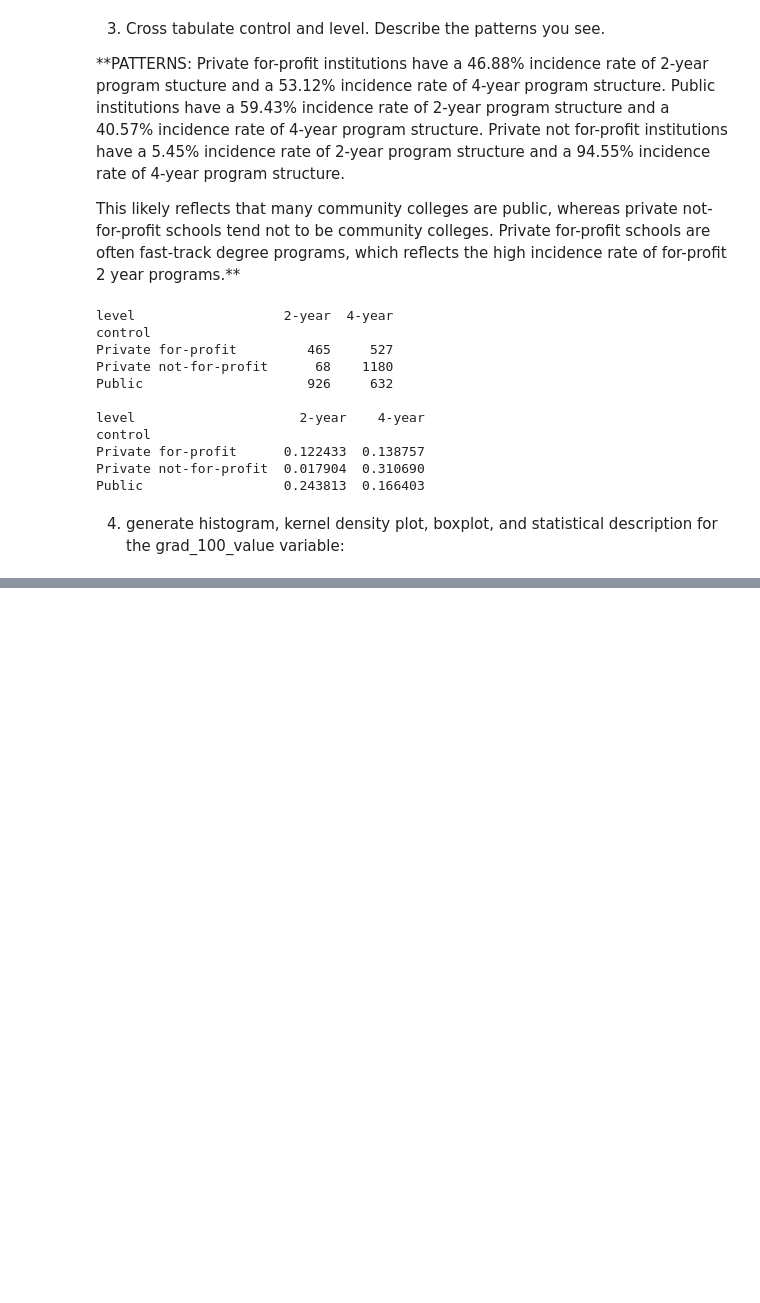
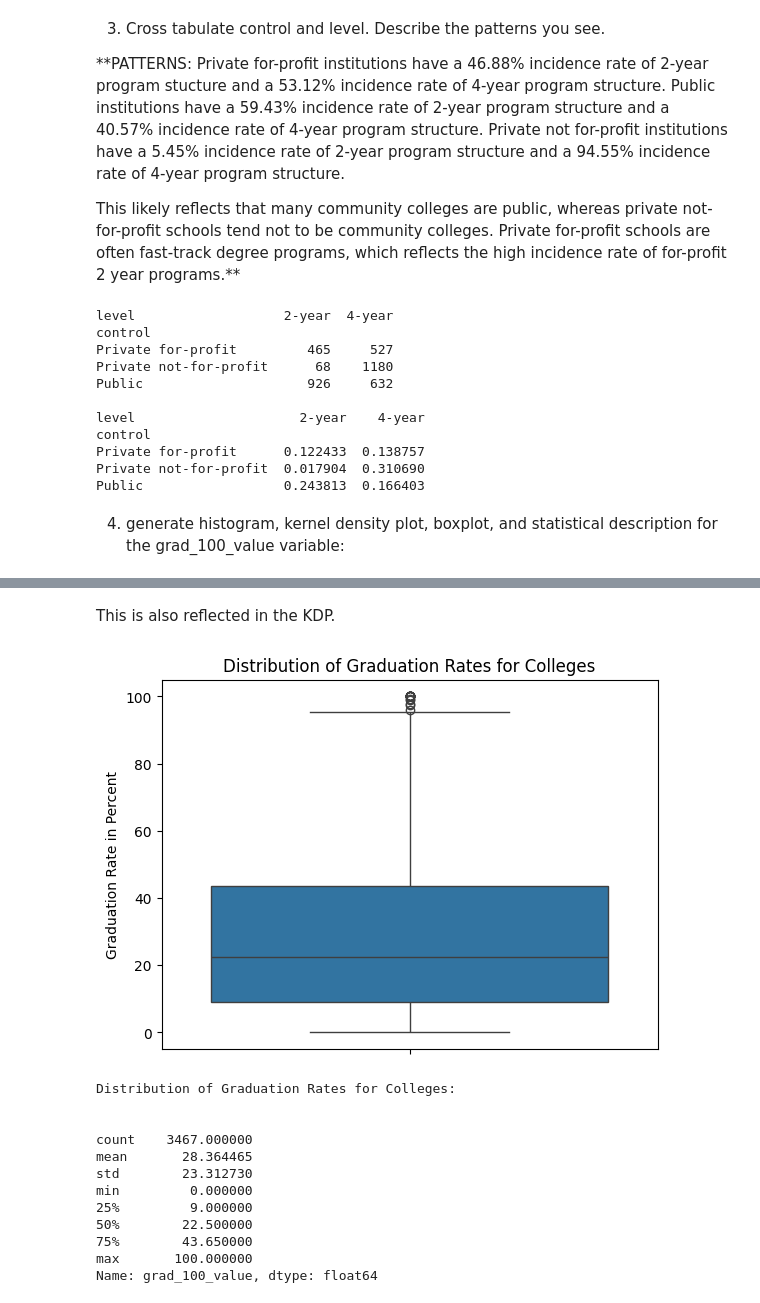
Before and after one commit to oak50/visualization, a Jupyter notebook: assignment/assignment__2.ipynb, the cells around one changed output, grey strips where cells are left out. Saved outputs shown, nothing was run; the diff lists cells and outputs as text; code cells hidden in the pictures; blank space fills up the shorter version.

```diff
--- a/assignment/assignment__2.ipynb
+++ b/assignment/assignment__2.ipynb
@@ -102,0 +91,29 @@ Name: grad_100_value, dtype: float64
+# %% [markdown]
+This is also reflected in the KDP.
+# %%
+
+# BOXPLOT
+sns.boxplot(df["grad_100_value"])
+plt.ylabel('Graduation Rate in Percent')
+plt.title('Distribution of Graduation Rates for Colleges')
+plt.show()
+
+print("\n")
+# STATISTICAL DESCRIPTION
+print( "Distribution of Graduation Rates for Colleges:" )
+print("\n")
+print( df['grad_100_value'].describe() )
+# %% [output]
+[figure, added]
+Distribution of Graduation Rates for Colleges:
+
+
+count    3467.000000
+mean       28.364465
+std        23.312730
+min         0.000000
+25%         9.000000
+50%        22.500000
+75%        43.650000
+max       100.000000
+Name: grad_100_value, dtype: float64
```
Also changed, not shown: parts of 46 cells of this notebook, 9 other files.
